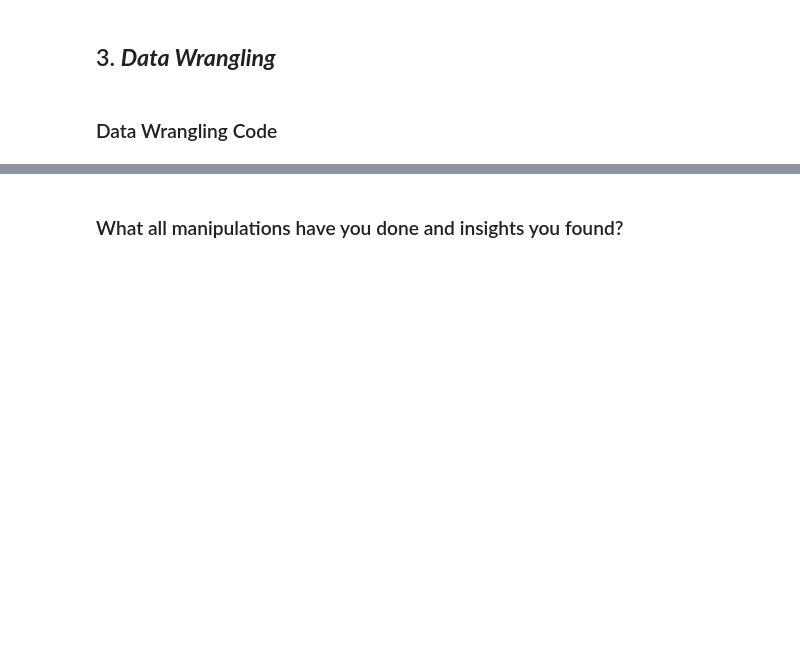
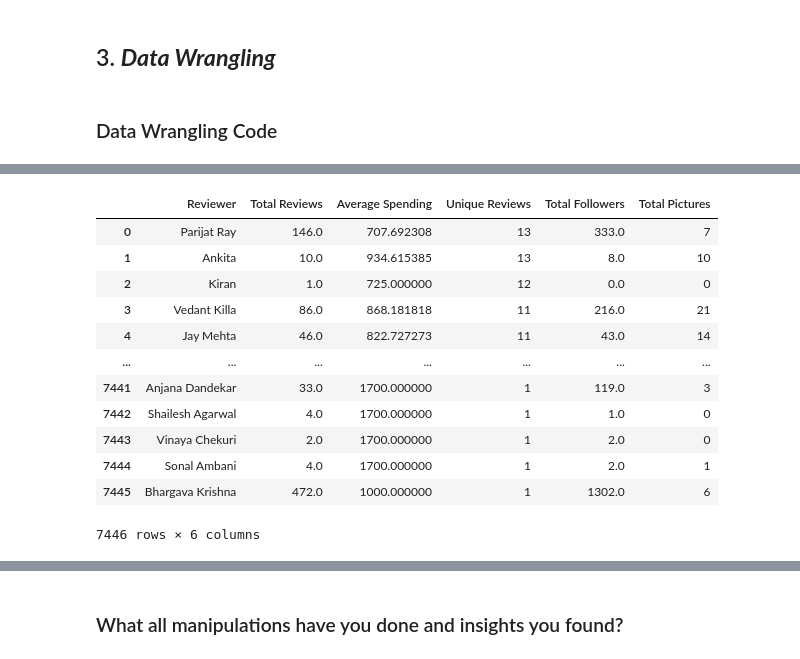
Before and after one commit to RayedShamim/Zomato-Restaurant-and-Reviews-Analysis, a Jupyter notebook: Zomato_Restaurant_and_Reviews_Unsupervised_ML_Analysis.ipynb, the cells around one changed output, grey strips where cells are left out. Cells and saved outputs as stored; diff of their text form; code cells hidden in the pictures; blank space fills up the shorter version.

```diff
--- a/Zomato_Restaurant_and_Reviews_Unsupervised_ML_Analysis.ipynb
+++ b/Zomato_Restaurant_and_Reviews_Unsupervised_ML_Analysis.ipynb
@@ -329,0 +568,12 @@ The number of unique values of column Pictures are 36
+# %%
+reviewers = {}
+
+for ele in rev1['Reviewer']:
+  if type(ele) != float:
+    if ele in reviewers.keys():
+      reviewers[ele] += 1
+    else:
+      reviewers[ele] = 1
+reviewers = pd.DataFrame({'Reviewer':reviewers.keys(),'Count':reviewers.values()})
+reviewers = reviewers.sort_values(by='Count',ascending=False).reset_index(drop=True)
+reviewers
@@ -329,0 +611,45 @@ The number of unique values of column Pictures are 36
+# %%
+# Creating reviewer centric dataframe have various details about the reviewer
+
+# rev1[rev1['Reviewer']=='Parijat Ray']['Followers'].iloc[0]
+# rev1[rev1['Reviewer']=='Parijat Ray']['Pictures'].sum()
+
+unique_reviewers = list(reviewers['Reviewer'])
+total_reviews = list()
+unique_reviews = list()
+unique_followers = list()
+total_pictures = list()
+avg_spending = list()
+
+for reviewer in unique_reviewers:
+  unique_followers.append(rev1[rev1['Reviewer']==reviewer]['Followers'].iloc[0])
+  total_reviews.append(rev1[rev1['Reviewer']==reviewer]['Reviews'].iloc[0])
+  unique_reviews.append(reviewers[reviewers['Reviewer']==reviewer]['Count'].iloc[0])
+  total_pictures.append(rev1[rev1['Reviewer']==reviewer]['Pictures'].sum())
+  r = rev1[rev1['Reviewer']==reviewer]['Restaurant'].tolist()
+  c = list()
+  for ele in r:
+    c.append(rest[rest['Name'] == ele]['Cost'].iloc[0])
+  avg_spending.append(np.mean(c))
+# %%
+# Zipping the values
+df_array = list(zip(unique_reviewers,total_reviews,avg_spending,unique_reviews,unique_followers,total_pictures,))
+# %%
+# Creating the reviewer centric dataframe
+rev_df = pd.DataFrame(df_array,columns=['Reviewer','Total Reviews','Average Spending','Unique Reviews','Total Followers','Total Pictures'])
+# %%
+rev_df
+# %% [output]
+|  | Reviewer | Total Reviews | Average Spending | Unique Reviews | Total Followers | Total Pictures |
+| 0 | Parijat Ray | 146.0 | 707.692308 | 13 | 333.0 | 7 |
+| 1 | Ankita | 10.0 | 934.615385 | 13 | 8.0 | 10 |
+| 2 | Kiran | 1.0 | 725.000000 | 12 | 0.0 | 0 |
+| 3 | Vedant Killa | 86.0 | 868.181818 | 11 | 216.0 | 21 |
+| 4 | Jay Mehta | 46.0 | 822.727273 | 11 | 43.0 | 14 |
+| ... | ... | ... | ... | ... | ... | ... |
+| 7441 | Anjana Dandekar | 33.0 | 1700.000000 | 1 | 119.0 | 3 |
+| 7442 | Shailesh Agarwal | 4.0 | 1700.000000 | 1 | 1.0 | 0 |
+| 7443 | Vinaya Chekuri | 2.0 | 1700.000000 | 1 | 2.0 | 0 |
+| 7444 | Sonal Ambani | 4.0 | 1700.000000 | 1 | 2.0 | 1 |
+| 7445 | Bhargava Krishna | 472.0 | 1000.000000 | 1 | 1302.0 | 6 |
+7446 rows × 6 columns
```
Also changed, not shown: parts of 199 cells of this notebook.
